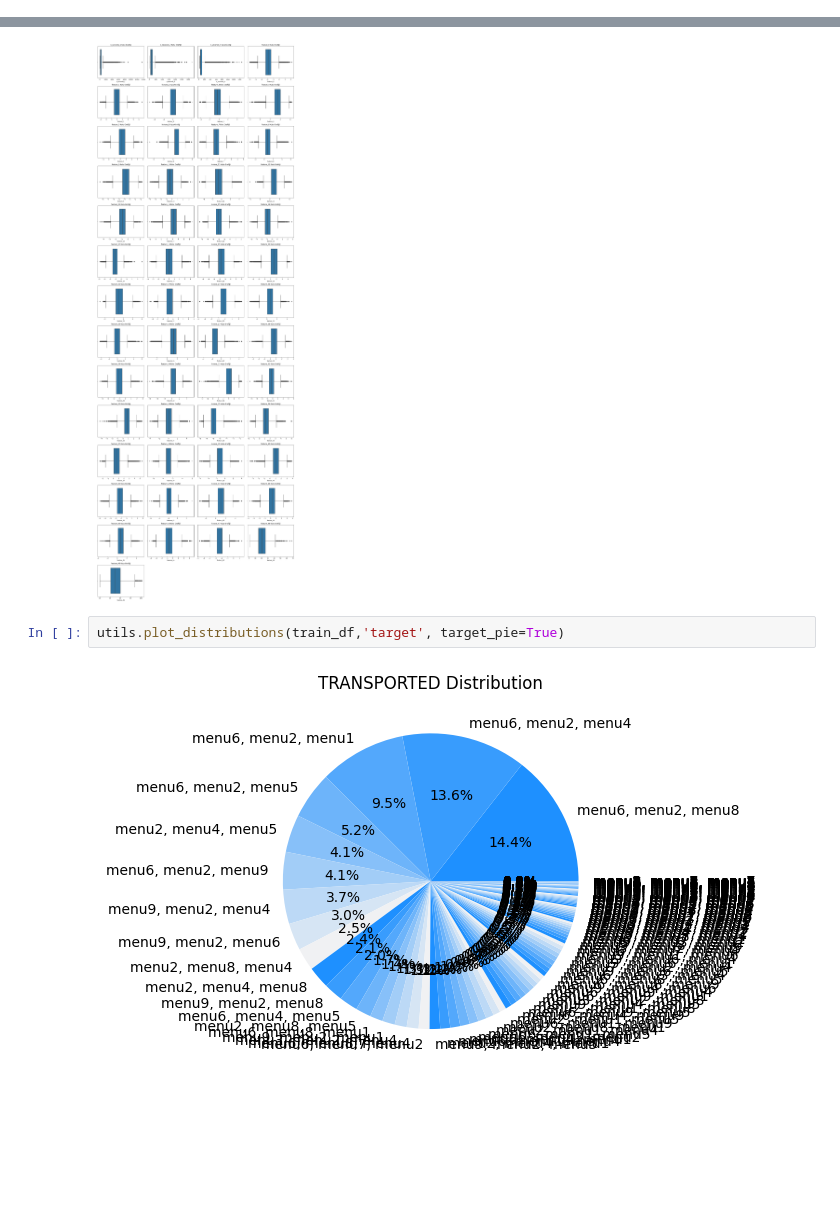
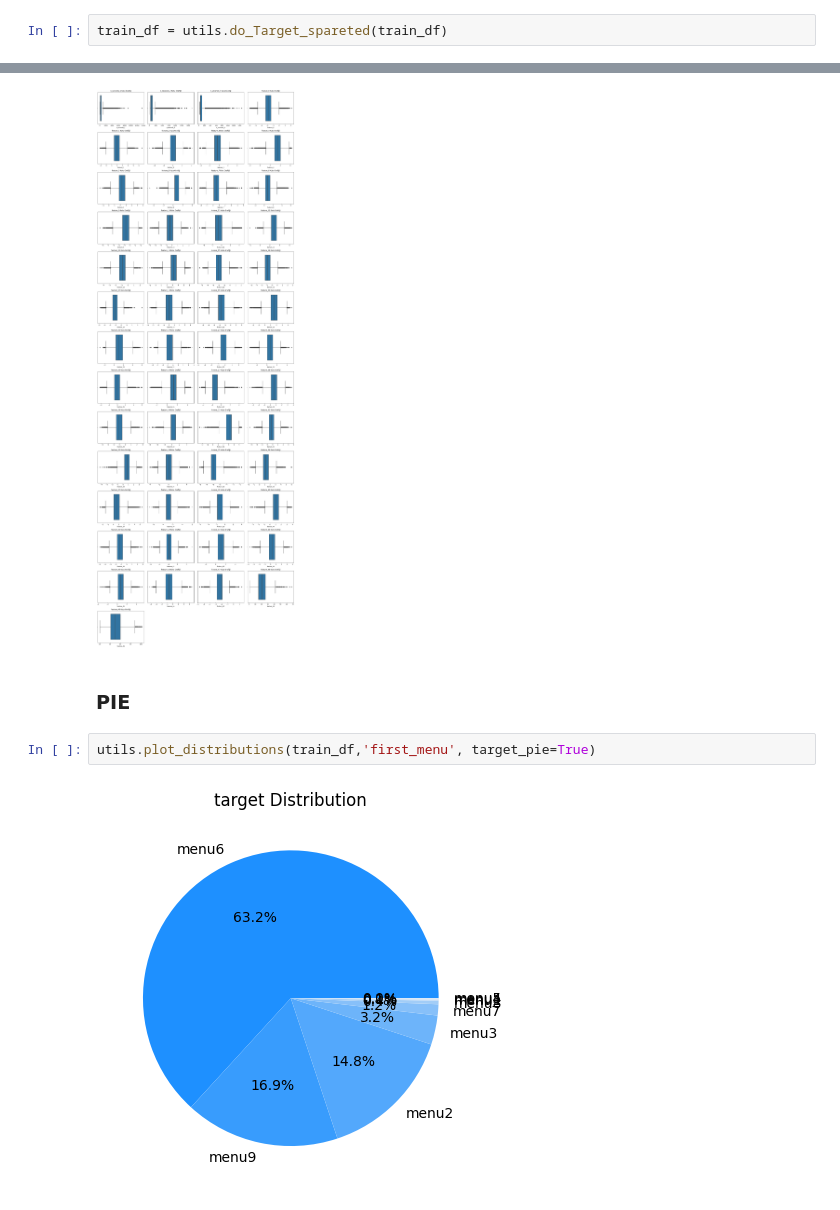
Before and after one commit to hamza37yavuz/isbankasi_cyberbros, a Jupyter notebook: solution.ipynb, the cells around one changed output, grey strips where cells are left out. Saved outputs shown, nothing was run; the diff lists cells and outputs as text; blank space fills up the shorter version.

```diff
--- a/solution.ipynb
+++ b/solution.ipynb
@@ -81,0 +51,2 @@ target --- nunique: 112
+# %%
+train_df = utils.do_Target_spareted(train_df)
@@ -109,7 +130,9 @@ plt.tight_layout()
 plt.show()
 # %% [output]
 [figure]
+# %% [markdown]
+### PIE
 # %%
-utils.plot_distributions(train_df,'target', target_pie=True)
+utils.plot_distributions(train_df,'first_menu', target_pie=True)
 # %% [output]
-[figure, old version]
+[figure, new version]
```
Also changed, not shown: parts of 46 cells of this notebook, 13 other files.
